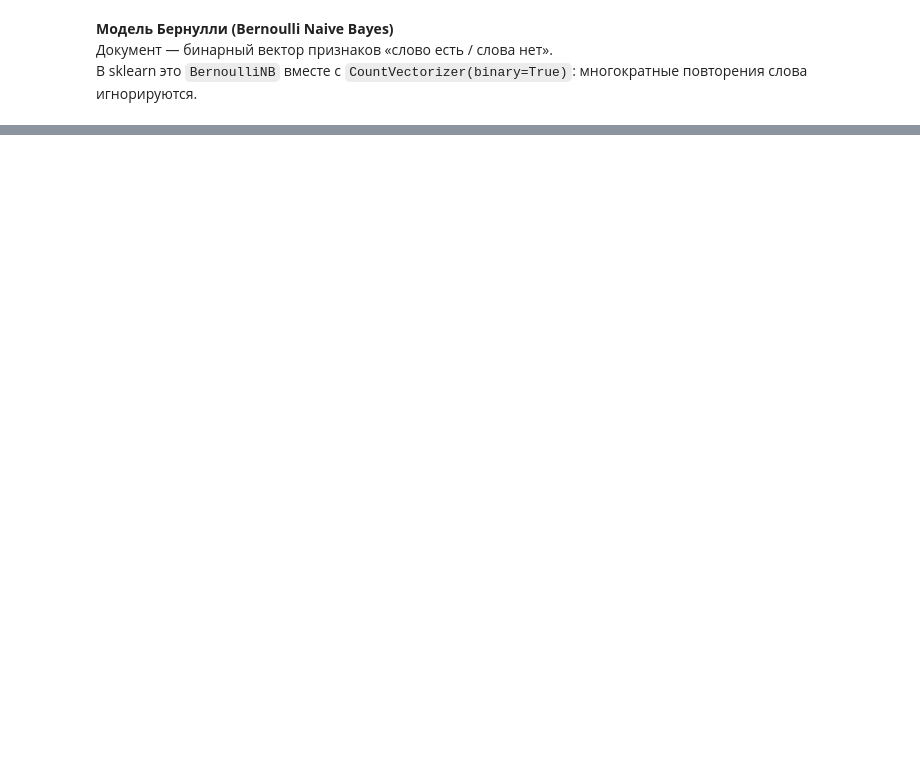
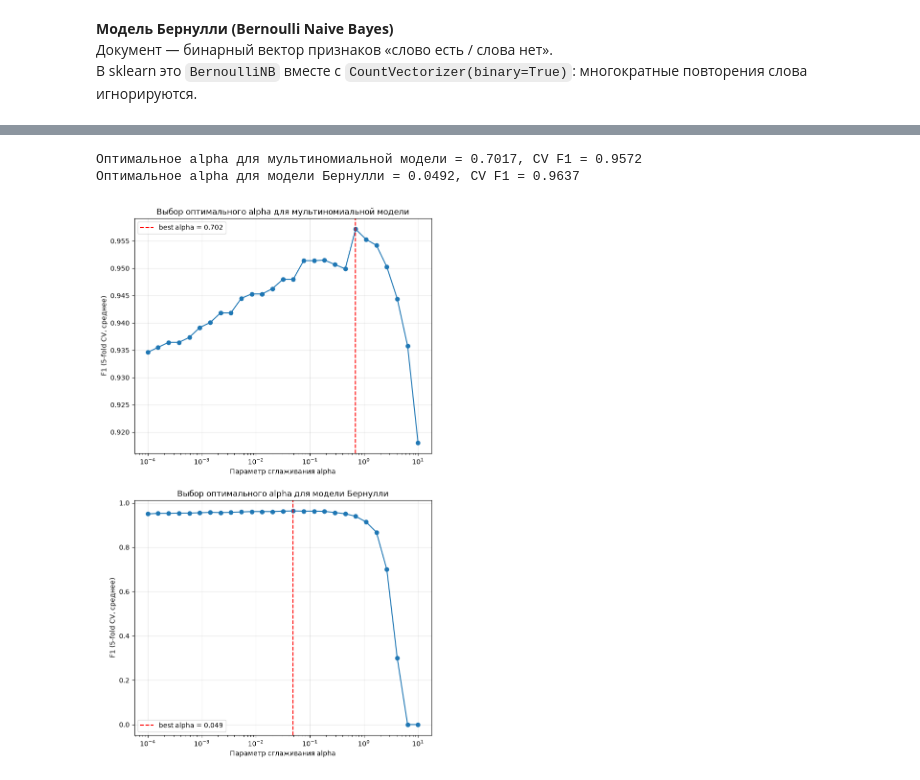
Before and after one commit to ra8fu/Naive-Bayes-Spam-Filter, a Jupyter notebook: Naive Bayes.ipynb, the cells around one changed output, grey strips where cells are left out. Cells and saved outputs as stored; diff of their text form; code cells hidden in the pictures; blank space fills up the shorter version.

```diff
--- a/Naive Bayes.ipynb
+++ b/Naive Bayes.ipynb
@@ -279,0 +325,63 @@ weighted avg     0.9821    0.9821    0.9816      1115
+# %%
+# Подбор гиперпараметра alpha с помощью cross-validation для мультиномиальной модели
+
+# alpha выбирается в диапозоне от 0.0001 до 10
+alphas = np.logspace(-4, 1, 27)
+
+# F-1 метрика модели при разных альфа
+cv_scores_multi = []
+cv_scores_bern = []
+
+
+for alpha in alphas:
+    # Обучение Мультиномиальной модели при разных alpha
+    pipe_multi = Pipeline([
+        ("vectorizer", CountVectorizer(analyzer=preprocess)),
+        ("classifier", MultinomialNB(alpha=alpha)),
+    ])
+    cv_scores_multi.append(cross_val_score(pipe_multi, X_train, y_train,
+                                     cv=5, scoring="f1").mean())
+
+    # Обучение модели Бернулли при разных alpha
+    pipe_bern = Pipeline([
+        ("vectorizer", CountVectorizer(analyzer=preprocess)),
+        ("classifier", BernoulliNB(alpha=alpha)),
+    ])
+    cv_scores_bern.append(cross_val_score(pipe_bern, X_train, y_train,
+                                     cv=5, scoring="f1").mean())
+
+best_alpha_multi = alphas[int(np.argmax(cv_scores_multi))]
+print(f"Оптимальное alpha для мультиномиальной модели = {best_alpha_multi:.4f}, CV F1 = {max(cv_scores_multi):.4f}")
+
+best_alpha_bern = alphas[int(np.argmax(cv_scores_bern))]
+print(f"Оптимальное alpha для модели Бернулли = {best_alpha_bern:.4f}, CV F1 = {max(cv_scores_bern):.4f}")
+# %% [output]
+Оптимальное alpha для мультиномиальной модели = 0.7017, CV F1 = 0.9572
+Оптимальное alpha для модели Бернулли = 0.0492, CV F1 = 0.9637
+# %%
+# График обоснования выбора конкретных альфа для моделей
+
+fig, axes = plt.subplots(2, 1, figsize=(8, 14))
+
+# График для мультиномиальной модели
+axes[0].semilogx(alphas, cv_scores_multi, marker="o")
+axes[0].axvline(best_alpha_multi, color="r", linestyle="--",
+            label=f"best alpha = {best_alpha_multi:.3f}")
+axes[0].set_xlabel("Параметр сглаживания alpha")
+axes[0].set_ylabel("F1 (5-fold CV, среднее)")
+axes[0].set_title("Выбор оптимального alpha для мультиномиальной модели")
+axes[0].legend()
+axes[0].grid(True, alpha=0.3)
+
+# График для модели Бернулли
+axes[1].semilogx(alphas, cv_scores_bern, marker="o")
+axes[1].axvline(best_alpha_bern, color="r", linestyle="--",
+            label=f"best alpha = {best_alpha_bern:.3f}")
+axes[1].set_xlabel("Параметр сглаживания alpha")
+axes[1].set_ylabel("F1 (5-fold CV, среднее)")
+axes[1].set_title("Выбор оптимального alpha для модели Бернулли")
+axes[1].legend()
+axes[1].grid(True, alpha=0.3)
+plt.show()
+# %% [output]
+[figure, added]
```
Also changed, not shown: parts of 12 cells of this notebook.
